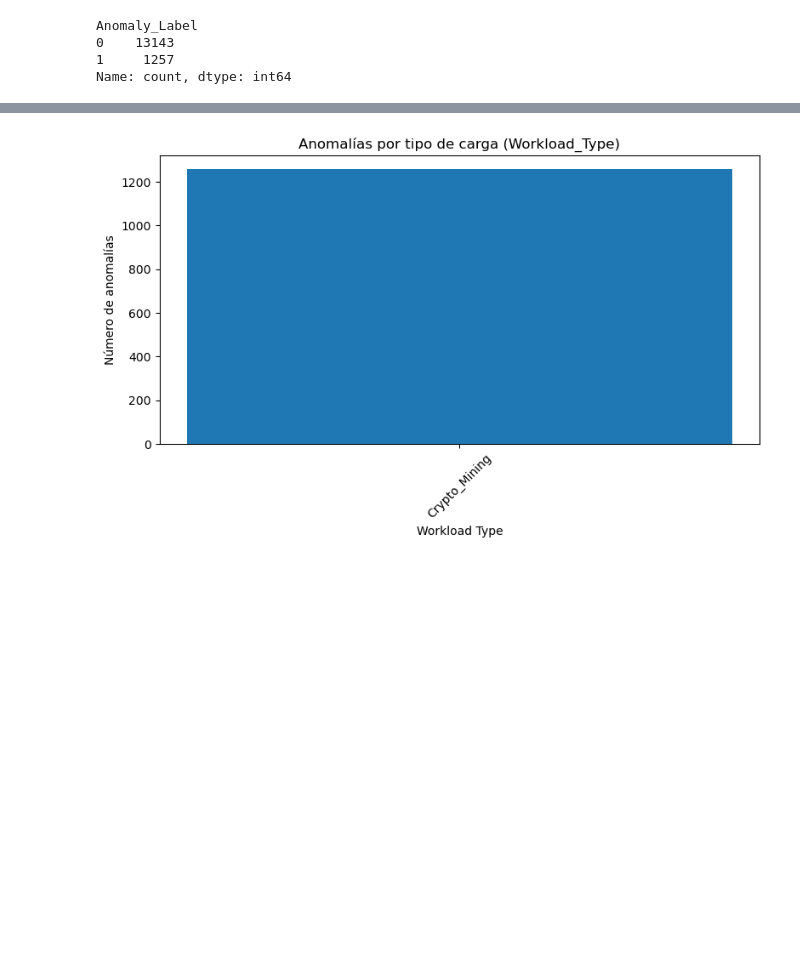
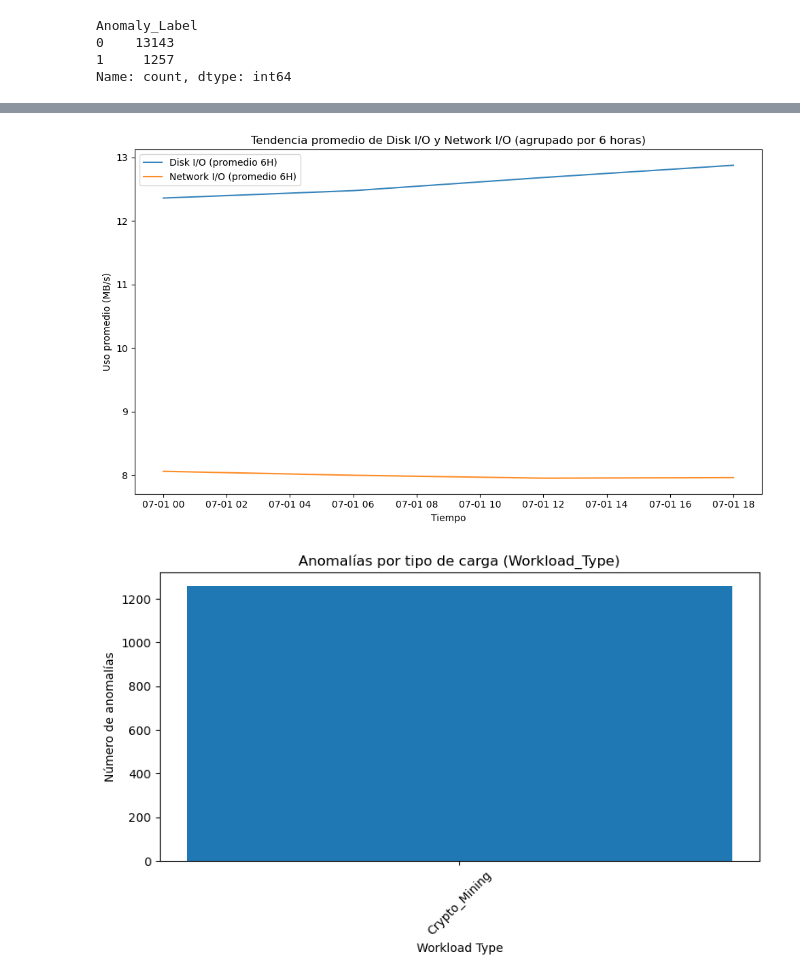
Before and after one commit to sebastiangomba/AIOps-, a Jupyter notebook: limpieza_datos.ipynb, the cells around one changed output, grey strips where cells are left out. Cells and saved outputs as stored; diff of their text form; code cells hidden in the pictures; blank space fills up the shorter version.

```diff
--- a/limpieza_datos.ipynb
+++ b/limpieza_datos.ipynb
@@ -53,3 +73,22 @@ Name: count, dtype: int64
+# %%
+df['Timestamp'] = pd.to_datetime(df['Timestamp'], errors='coerce')
+df = df.dropna(subset=['Timestamp'])
+
+# Reindexar y agrupar por intervalos de 6 horas
+df_resampled = df.set_index('Timestamp').resample('6H').mean(numeric_only=True)
+
+plt.figure(figsize=(10,6))
+plt.plot(df_resampled.index, df_resampled['Disk_IO'], label='Disk I/O (promedio 6H)', alpha=0.9)
+plt.plot(df_resampled.index, df_resampled['Network_IO'], label='Network I/O (promedio 6H)', alpha=0.9)
+
+plt.title('Tendencia promedio de Disk I/O y Network I/O (agrupado por 6 horas)')
+plt.xlabel('Tiempo')
+plt.ylabel('Uso promedio (MB/s)')
+plt.legend()
+plt.tight_layout()
+plt.show()
+# %% [output]
+[figure, added]
 # %%
 
 # Contar anomalías por tipo de carga
```
Also changed, not shown: parts of 1 cell of this notebook, 1 other file.
